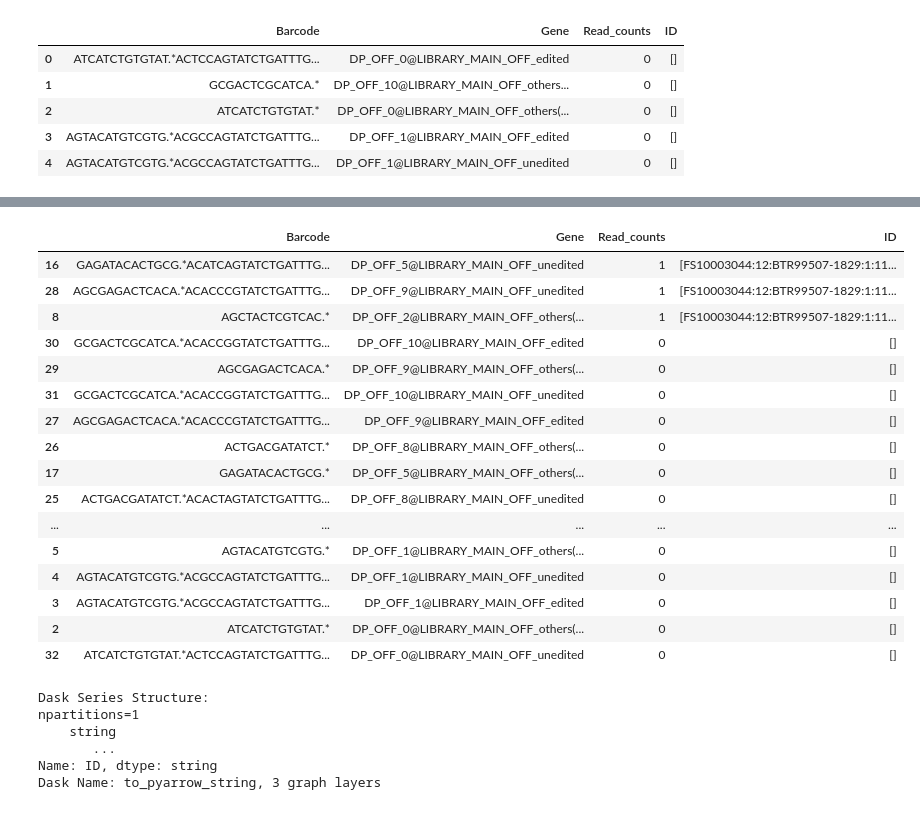
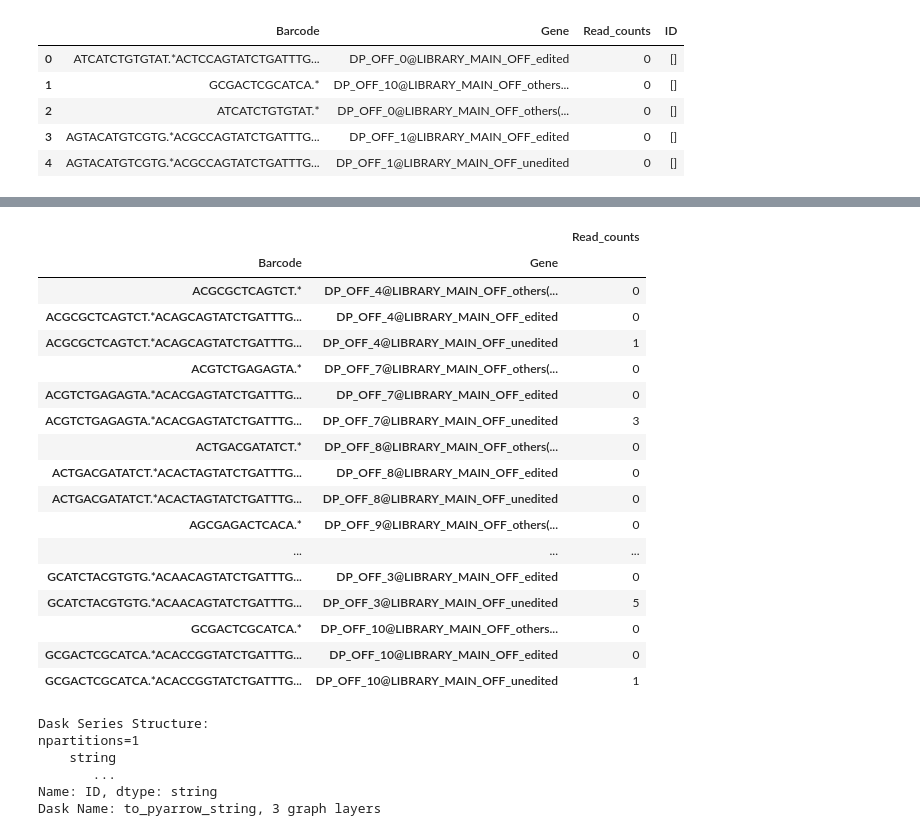
Before and after one commit to SKKUGE/extractor_SKKUGE, a Jupyter notebook: tester.ipynb, the cells around one changed output, grey strips where cells are left out. Cells and saved outputs as stored; diff of their text form; code cells hidden in the pictures.

```diff
--- a/tester.ipynb
+++ b/tester.ipynb
@@ -2,6 +2,7 @@
 import dask.dataframe as dd
 # %%
 paq = dd.read_parquet("./Output/JU/pe6/test_barcode.csv/HEK_MAIN_D14_PEmax_dRNaseH/parquets/2023-12-25;16:52:37+split_000014.fastq.parquet")
+paq1 = dd.read_parquet("./Output/JU/pe6/test_barcode.csv/HEK_MAIN_D14_PEmax_dRNaseH/parquets/2023-12-25;16:52:39+split_000000.fastq.parquet")
 paq
 # %% [output]
 Dask DataFrame Structure:
@@ -24,23 +53,26 @@ df = paq.compute()
 # %%
-df.sort_values(by=['Read_counts'],ascending=False)
+df.sort_values(by=["Read_counts"], ascending=False)
+
+dd.concat([paq, paq1]).drop(["ID"], axis=1).groupby(["Barcode", "Gene"]).sum().compute()
 # %% [output]
-|  | Barcode | Gene | Read_counts | ID |
-| 16 | GAGATACACTGCG.*ACATCAGTATCTGATTTG... | DP_OFF_5@LIBRARY_MAIN_OFF_unedited | 1 | [FS10003044:12:BTR99507-1829:1:11... |
-| 28 | AGCGAGACTCACA.*ACACCCGTATCTGATTTG... | DP_OFF_9@LIBRARY_MAIN_OFF_unedited | 1 | [FS10003044:12:BTR99507-1829:1:11... |
-| 8 | AGCTACTCGTCAC.* | DP_OFF_2@LIBRARY_MAIN_OFF_others(... | 1 | [FS10003044:12:BTR99507-1829:1:11... |
-| 30 | GCGACTCGCATCA.*ACACCGGTATCTGATTTG... | DP_OFF_10@LIBRARY_MAIN_OFF_edited | 0 | [] |
-| 29 | AGCGAGACTCACA.* | DP_OFF_9@LIBRARY_MAIN_OFF_others(... | 0 | [] |
-| 31 | GCGACTCGCATCA.*ACACCGGTATCTGATTTG... | DP_OFF_10@LIBRARY_MAIN_OFF_unedited | 0 | [] |
-| 27 | AGCGAGACTCACA.*ACACCCGTATCTGATTTG... | DP_OFF_9@LIBRARY_MAIN_OFF_edited | 0 | [] |
-| 26 | ACTGACGATATCT.* | DP_OFF_8@LIBRARY_MAIN_OFF_others(... | 0 | [] |
-| 17 | GAGATACACTGCG.* | DP_OFF_5@LIBRARY_MAIN_OFF_others(... | 0 | [] |
-| 25 | ACTGACGATATCT.*ACACTAGTATCTGATTTG... | DP_OFF_8@LIBRARY_MAIN_OFF_unedited | 0 | [] |
-| ... | ... | ... | ... | ... |
-| 5 | AGTACATGTCGTG.* | DP_OFF_1@LIBRARY_MAIN_OFF_others(... | 0 | [] |
-| 4 | AGTACATGTCGTG.*ACGCCAGTATCTGATTTG... | DP_OFF_1@LIBRARY_MAIN_OFF_unedited | 0 | [] |
-| 3 | AGTACATGTCGTG.*ACGCCAGTATCTGATTTG... | DP_OFF_1@LIBRARY_MAIN_OFF_edited | 0 | [] |
-| 2 | ATCATCTGTGTAT.* | DP_OFF_0@LIBRARY_MAIN_OFF_others(... | 0 | [] |
-| 32 | ATCATCTGTGTAT.*ACTCCAGTATCTGATTTG... | DP_OFF_0@LIBRARY_MAIN_OFF_unedited | 0 | [] |
+|  |  | Read_counts |
+| Barcode | Gene |  |
+| ACGCGCTCAGTCT.* | DP_OFF_4@LIBRARY_MAIN_OFF_others(... | 0 |
+| ACGCGCTCAGTCT.*ACAGCAGTATCTGATTTG... | DP_OFF_4@LIBRARY_MAIN_OFF_edited | 0 |
+| ACGCGCTCAGTCT.*ACAGCAGTATCTGATTTG... | DP_OFF_4@LIBRARY_MAIN_OFF_unedited | 1 |
+| ACGTCTGAGAGTA.* | DP_OFF_7@LIBRARY_MAIN_OFF_others(... | 0 |
+| ACGTCTGAGAGTA.*ACACGAGTATCTGATTTG... | DP_OFF_7@LIBRARY_MAIN_OFF_edited | 0 |
+| ACGTCTGAGAGTA.*ACACGAGTATCTGATTTG... | DP_OFF_7@LIBRARY_MAIN_OFF_unedited | 3 |
+| ACTGACGATATCT.* | DP_OFF_8@LIBRARY_MAIN_OFF_others(... | 0 |
+| ACTGACGATATCT.*ACACTAGTATCTGATTTG... | DP_OFF_8@LIBRARY_MAIN_OFF_edited | 0 |
+| ACTGACGATATCT.*ACACTAGTATCTGATTTG... | DP_OFF_8@LIBRARY_MAIN_OFF_unedited | 0 |
+| AGCGAGACTCACA.* | DP_OFF_9@LIBRARY_MAIN_OFF_others(... | 0 |
+| ... | ... | ... |
+| GCATCTACGTGTG.*ACAACAGTATCTGATTTG... | DP_OFF_3@LIBRARY_MAIN_OFF_edited | 0 |
+| GCATCTACGTGTG.*ACAACAGTATCTGATTTG... | DP_OFF_3@LIBRARY_MAIN_OFF_unedited | 5 |
+| GCGACTCGCATCA.* | DP_OFF_10@LIBRARY_MAIN_OFF_others... | 0 |
+| GCGACTCGCATCA.*ACACCGGTATCTGATTTG... | DP_OFF_10@LIBRARY_MAIN_OFF_edited | 0 |
+| GCGACTCGCATCA.*ACACCGGTATCTGATTTG... | DP_OFF_10@LIBRARY_MAIN_OFF_unedited | 1 |
 # %%
 paq["ID"]
 # %% [output]
```
Also changed, not shown: parts of 2 cells of this notebook, 2 other files.
